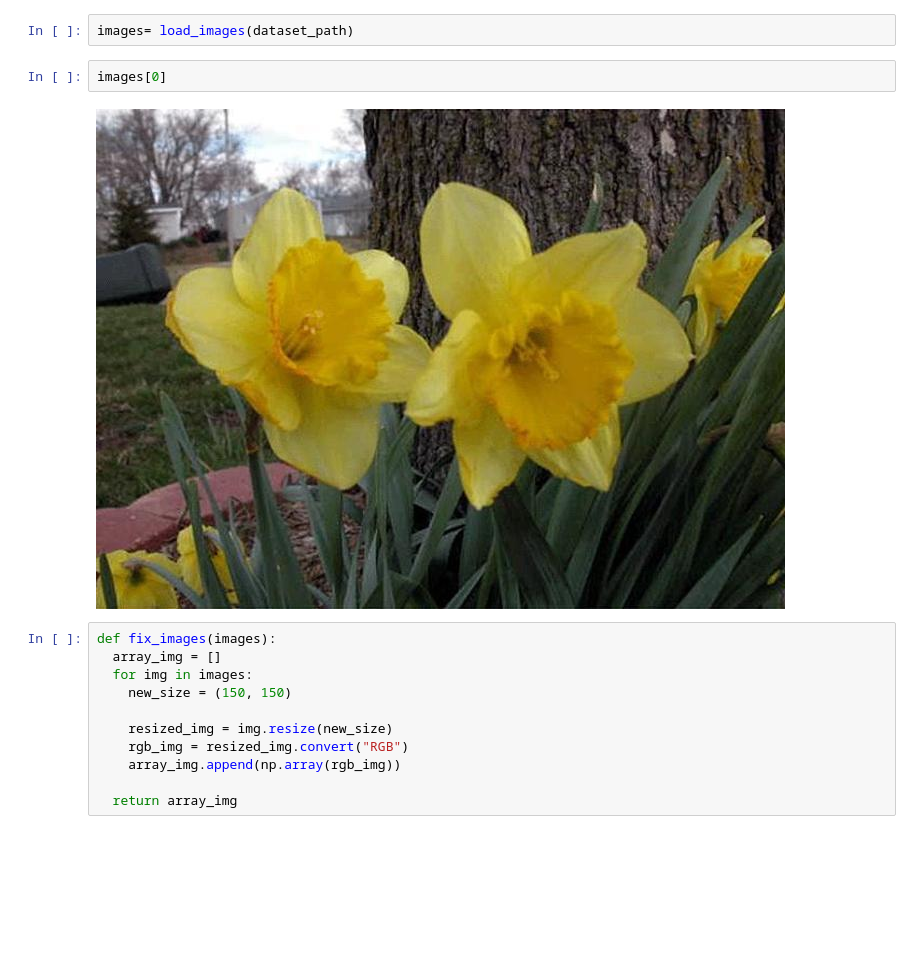
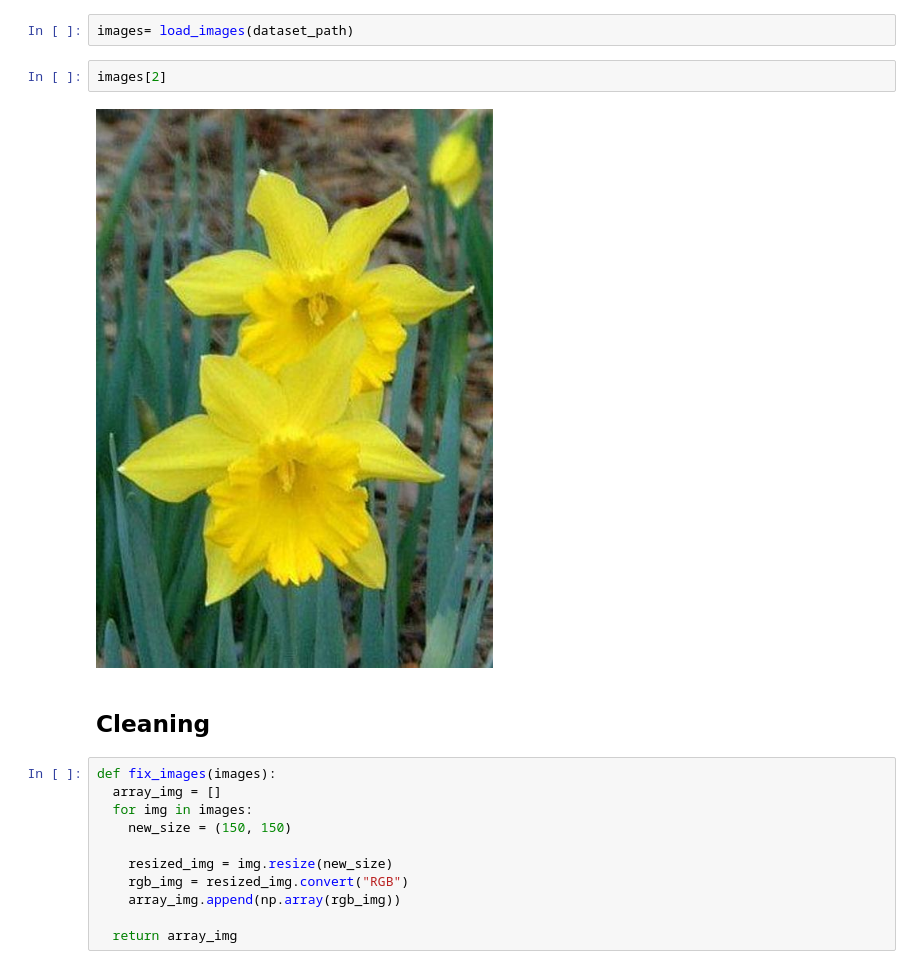
Before and after one commit to patrick-3008/Image-Classification-CNN, a Jupyter notebook: image-class-cnn.ipynb, the cells around one changed output. Saved outputs shown, nothing was run; the diff lists cells and outputs as text; blank space fills up the shorter version.

```diff
--- a/image-class-cnn.ipynb
+++ b/image-class-cnn.ipynb
@@ -51,9 +37,11 @@ def load_images(path):
 # %%
 images= load_images(dataset_path)
 # %%
-images[0]
+images[2]
 # %% [output]
-[figure, old version]
+[figure, new version]
+# %% [markdown]
+## Cleaning
 # %%
 def fix_images(images):
   array_img = []
```
Also changed, not shown: parts of 18 cells of this notebook.
